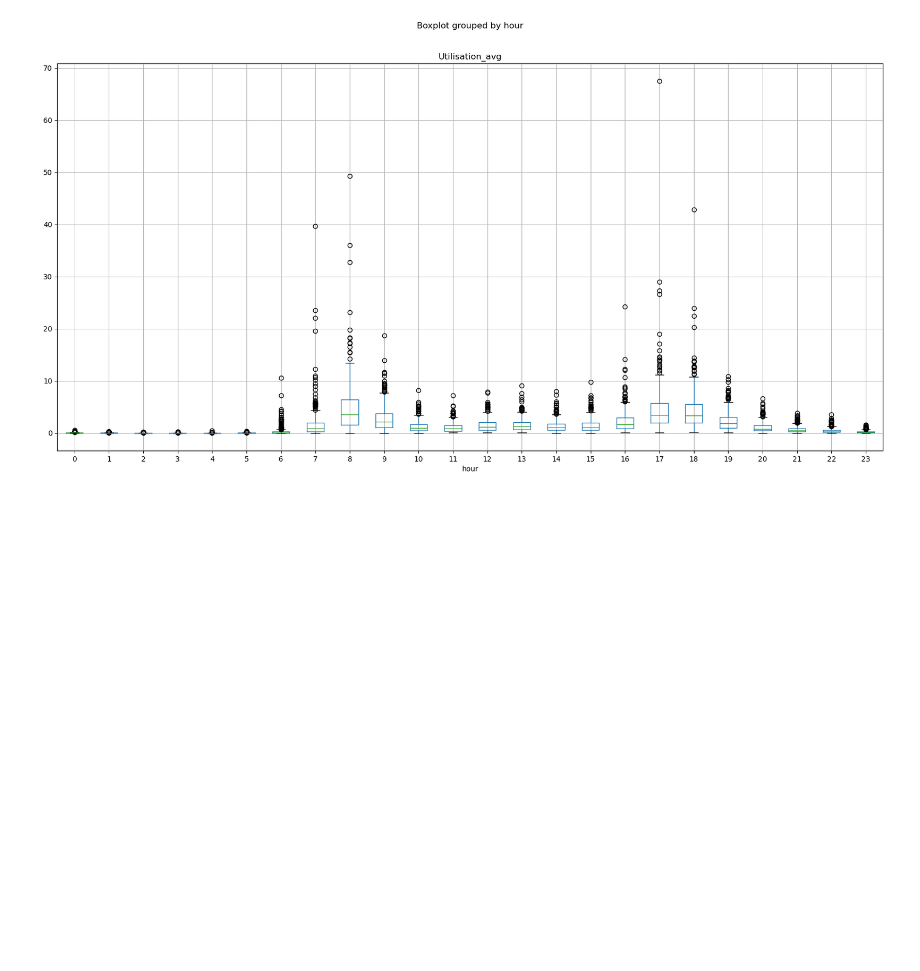
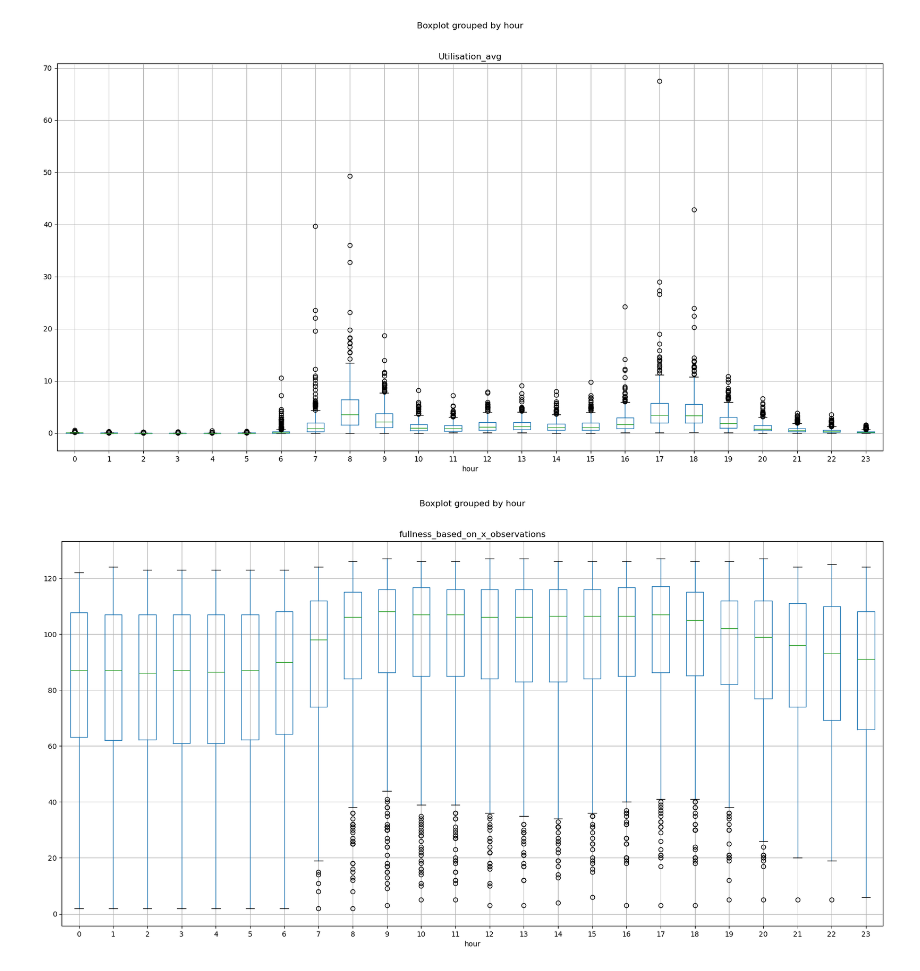
Before and after one commit to julxi-tech/London-Bike-Sharing-Network-Analysis, a Jupyter notebook: src/04_Data_Visualization.ipynb, the cells around one changed output. Cells and saved outputs as stored; diff of their text form; code cells hidden in the pictures; blank space fills up the shorter version.

Commit message:
Updated Data

```diff
--- a/src/04_Data_Visualization.ipynb
+++ b/src/04_Data_Visualization.ipynb
@@ -5,0 +22,6 @@ efficiency_data = pd.read_csv('../Data/03_Results/metrics_stations_over_day.csv'
+# %%
+# Cap median_fullness_rate to 1
+efficiency_data['median_fullness_rate'] = efficiency_data['median_fullness_rate'].apply(lambda x: min(x, 1))
+# Recalucalte the fullness deviation
+efficiency_data['fullness_deviation'] = abs(efficiency_data['median_fullness_rate'] - efficiency_data['target_fullness'])
+efficiency_data
@@ -102,5 +138,7 @@ plt.show()
 # %%
 # Plot the distribution of number of observations per hour
 fig, ax = plt.subplots(figsize=(20, 10))
-efficiency_data.boxplot(column='Utilisation_avg', by='hour', ax=ax)
+efficiency_data.boxplot(column='fullness_based_on_x_observations', by='hour', ax=ax)
 plt.show()
+# %% [output]
+[figure, added]
```
Also changed, not shown: parts of 4 cells of this notebook, 20 other files.
